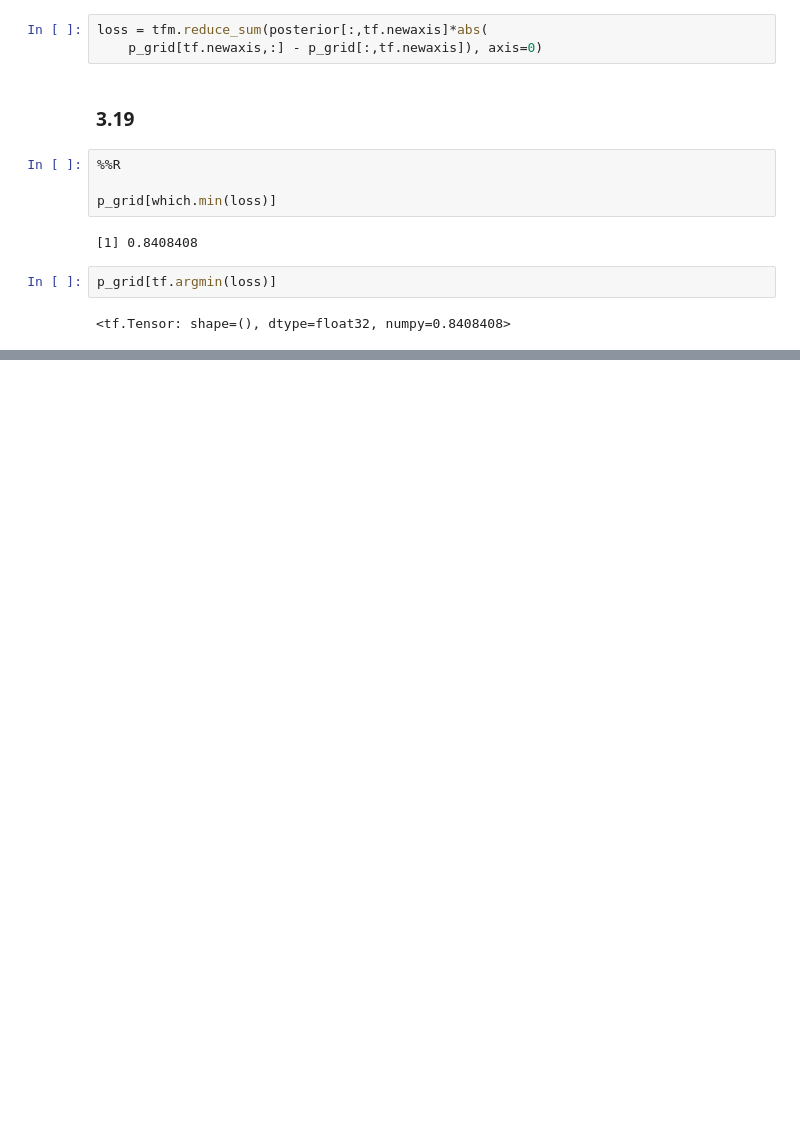
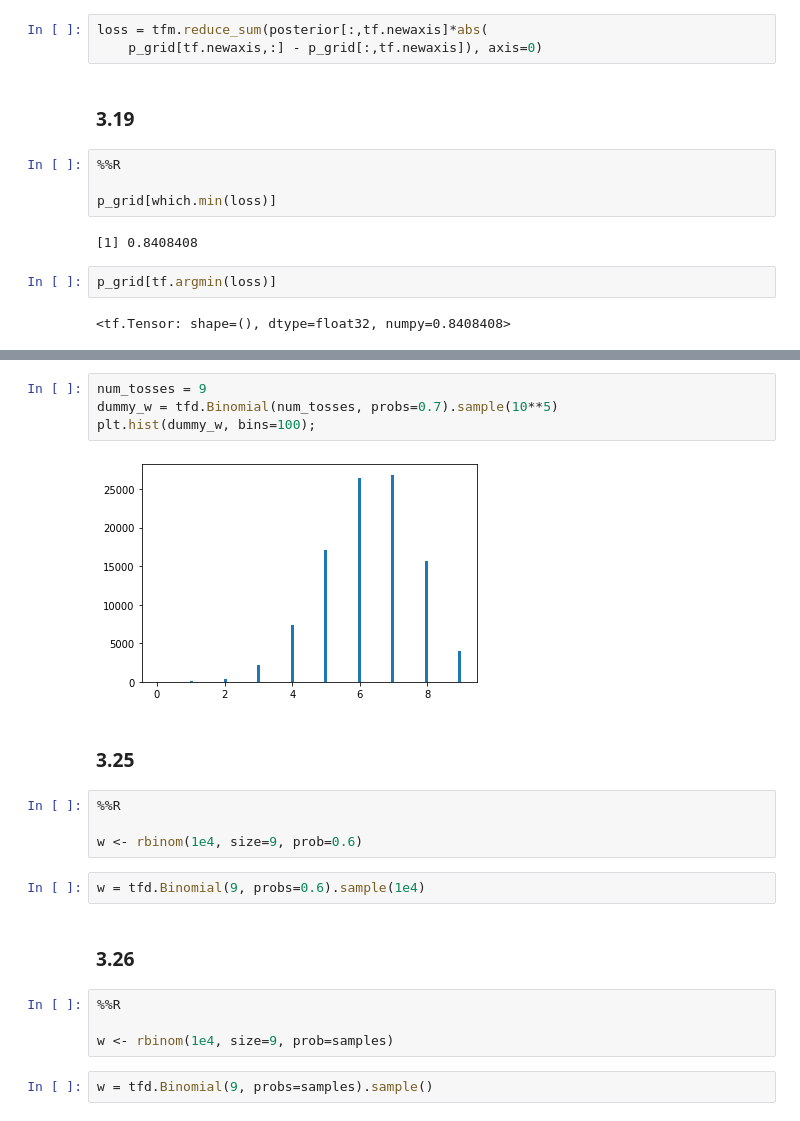
Before and after one commit to kms15/reading_notes, a Jupyter notebook: StatisticalRethinking/StatisticalRethinkingCh3.ipynb, the cells around one changed output, grey strips where cells are left out. Saved outputs shown, nothing was run; the diff lists cells and outputs as text; blank space fills up the shorter version.

```diff
--- a/StatisticalRethinking/StatisticalRethinkingCh3.ipynb
+++ b/StatisticalRethinking/StatisticalRethinkingCh3.ipynb
@@ -341,0 +405,22 @@ p_grid[tf.argmin(loss)]
+# %%
+num_tosses = 9
+dummy_w = tfd.Binomial(num_tosses, probs=0.7).sample(10**5)
+plt.hist(dummy_w, bins=100);
+# %% [output]
+[figure, added]
+# %% [markdown]
+### 3.25
+# %%
+%%R
+
+w <- rbinom(1e4, size=9, prob=0.6)
+# %%
+w = tfd.Binomial(9, probs=0.6).sample(1e4)
+# %% [markdown]
+### 3.26
+# %%
+%%R
+
+w <- rbinom(1e4, size=9, prob=samples)
+# %%
+w = tfd.Binomial(9, probs=samples).sample()
```
Also changed, not shown: parts of 39 cells of this notebook.
